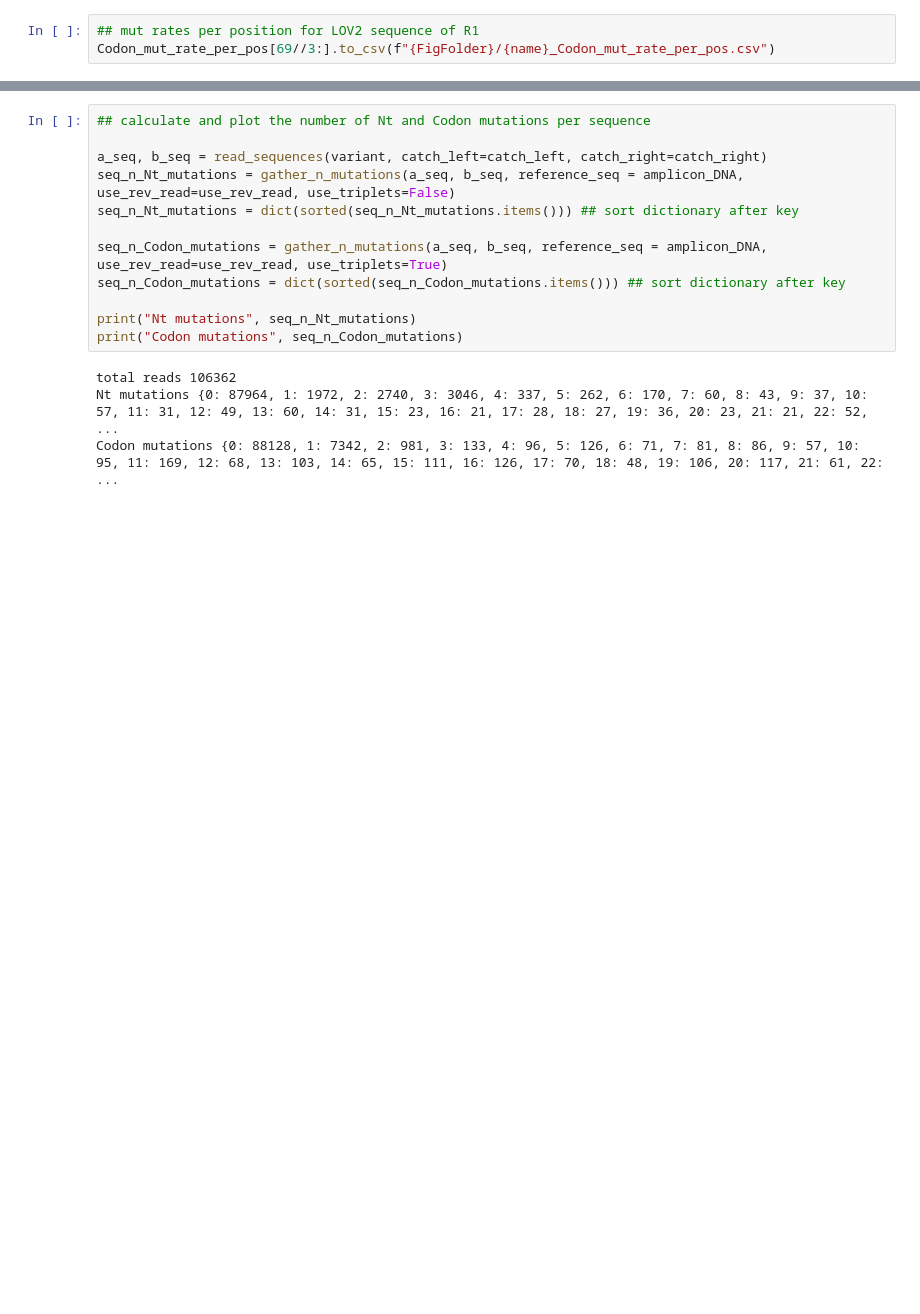
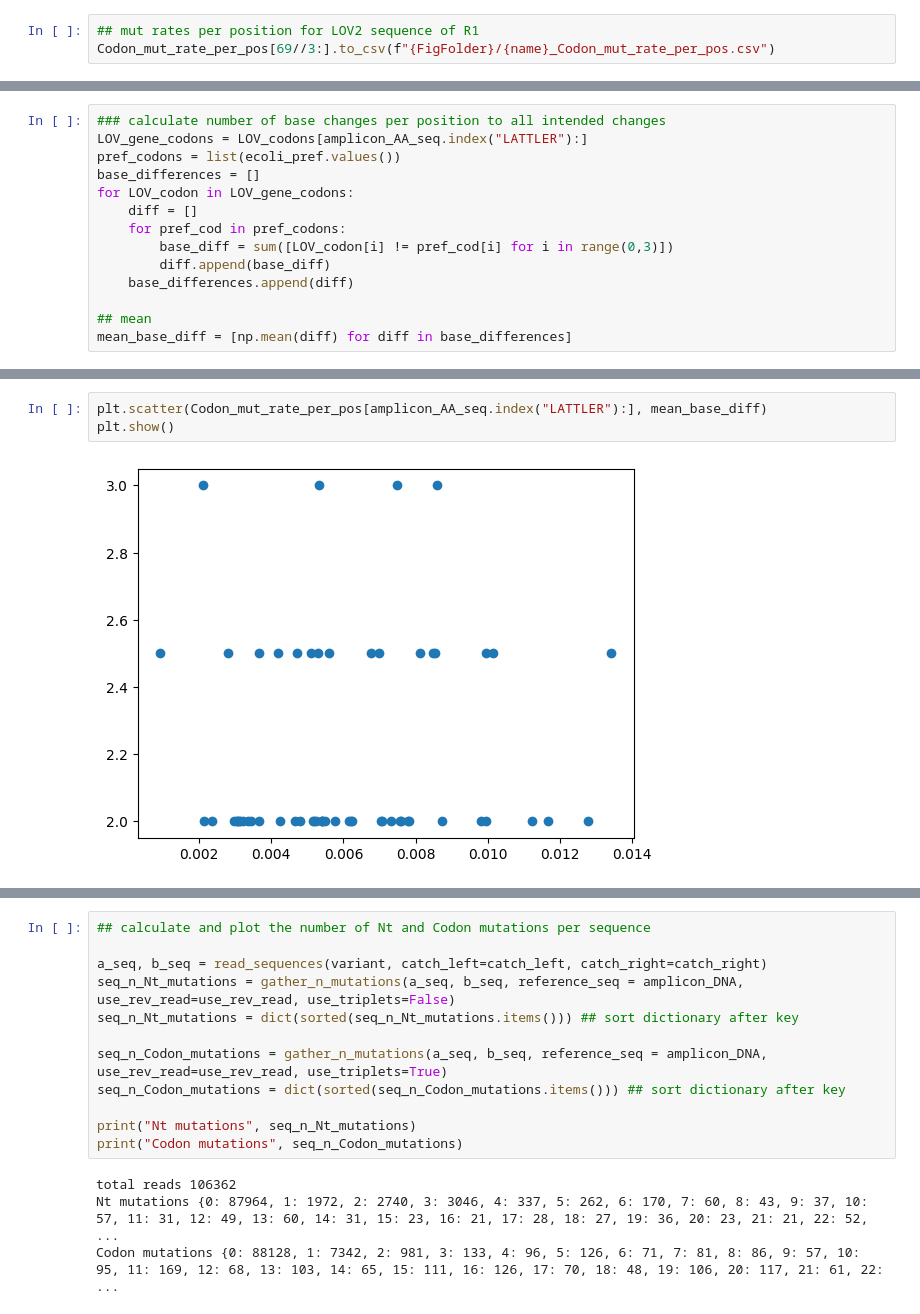
Before and after one commit to AliceHovsepyan/pogo_pance_draft, a Jupyter notebook: DMS_analysis.ipynb, the cells around one changed output, grey strips where cells are left out. Drawn from its saved outputs; the diff is of its cells as text; blank space fills up the shorter version.

```diff
--- a/DMS_analysis.ipynb
+++ b/DMS_analysis.ipynb
@@ -575,0 +585,14 @@ plt.clf()
+# %%
+### calculate number of base changes per position to all intended changes
+LOV_gene_codons = LOV_codons[amplicon_AA_seq.index("LATTLER"):]
+pref_codons = list(ecoli_pref.values())
+base_differences = []
+for LOV_codon in LOV_gene_codons:
+    diff = []
+    for pref_cod in pref_codons:
+        base_diff = sum([LOV_codon[i] != pref_cod[i] for i in range(0,3)])
+        diff.append(base_diff)
+    base_differences.append(diff)
+
+## mean
+mean_base_diff = [np.mean(diff) for diff in base_differences]
@@ -575,0 +604,5 @@ plt.clf()
+# %%
+plt.scatter(Codon_mut_rate_per_pos[amplicon_AA_seq.index("LATTLER"):], mean_base_diff)
+plt.show()
+# %% [output]
+[figure, added]
```
Also changed, not shown: parts of 10 cells of this notebook, 4 other files.
